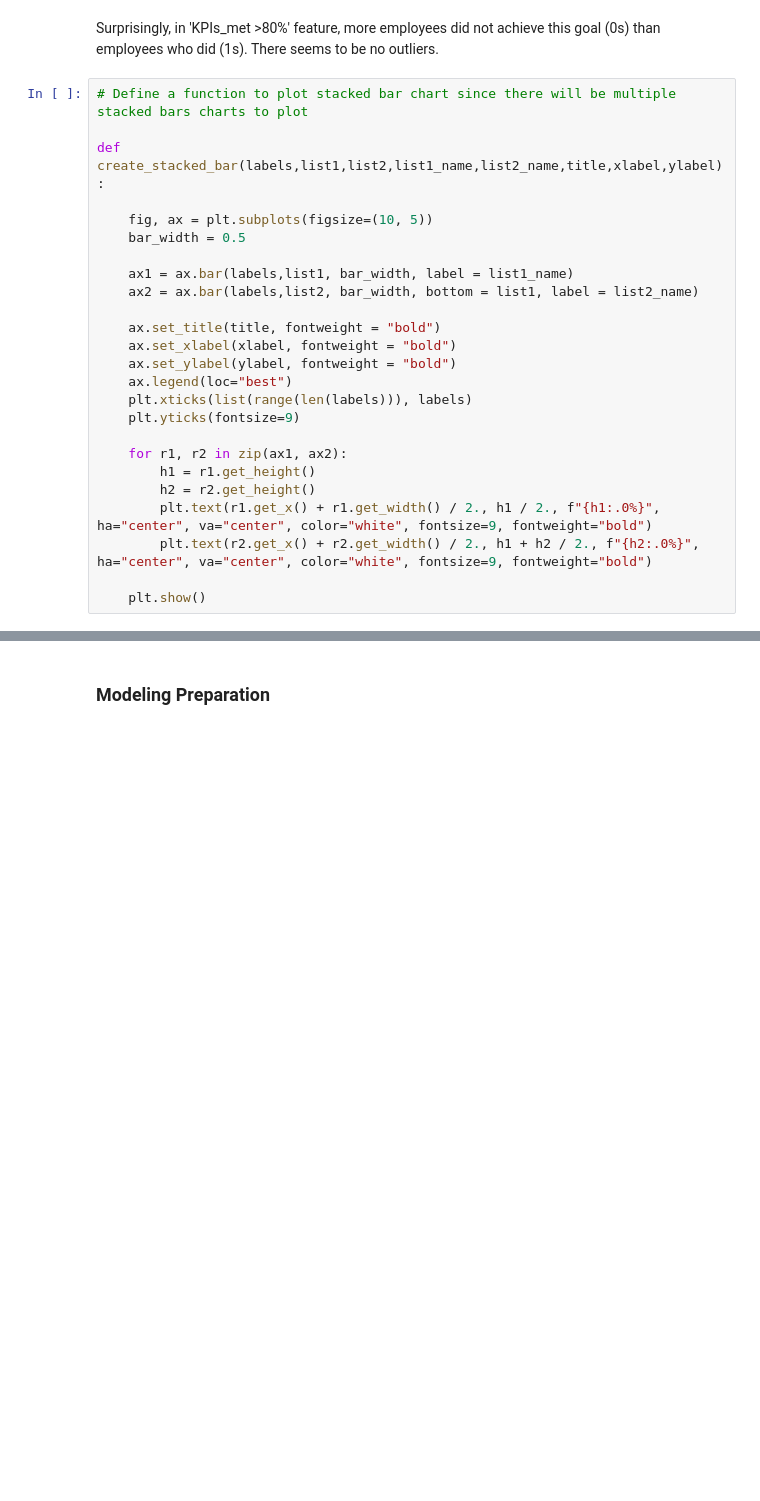
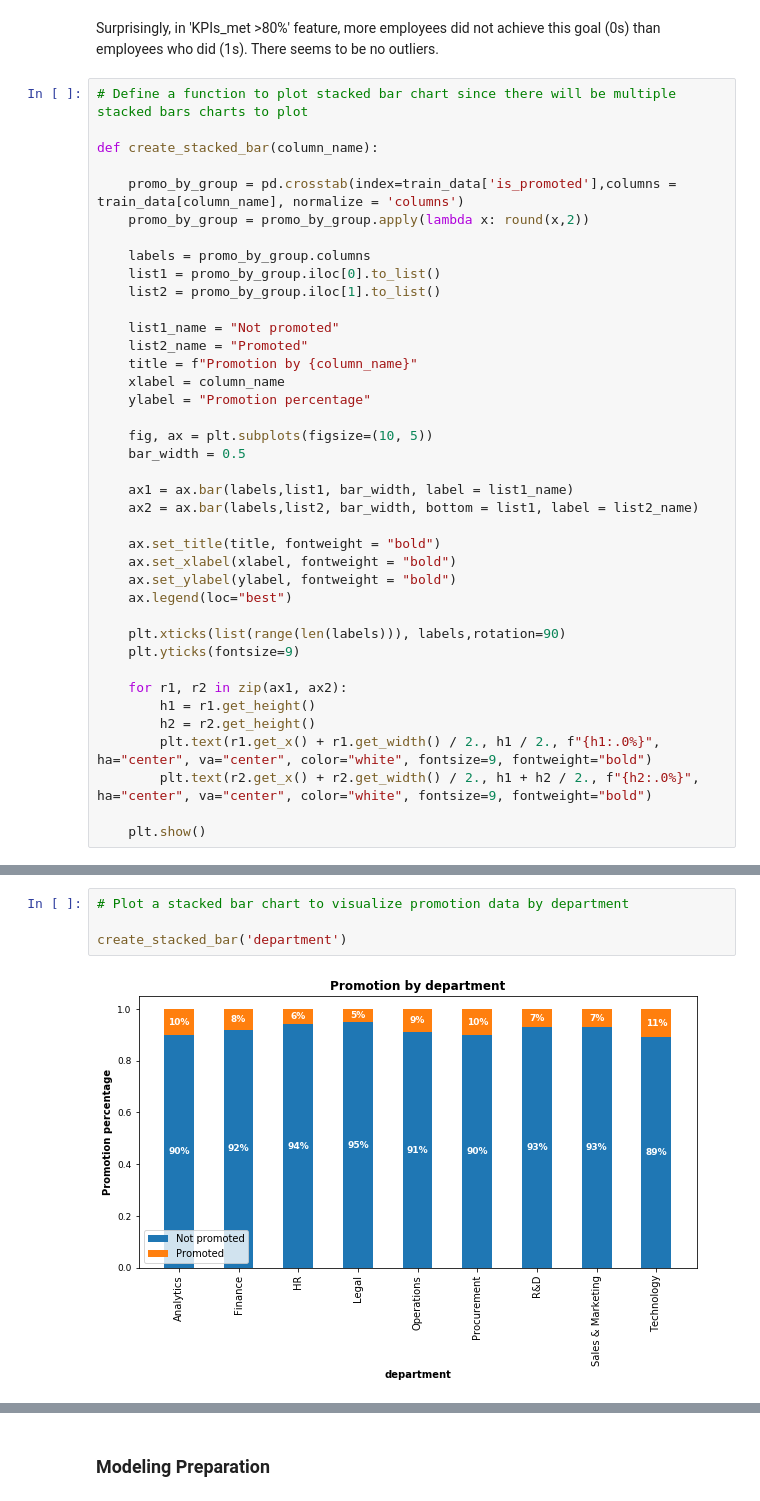
Before and after one commit to smartinternz02/SI-GuidedProject-90401-1658231457, a Jupyter notebook: HR_analytics_v1.ipynb, the cells around one changed output, grey strips where cells are left out. Drawn from its saved outputs; the diff is of its cells as text; blank space fills up the shorter version.

```diff
--- a/HR_analytics_v1.ipynb
+++ b/HR_analytics_v1.ipynb
@@ -168,7 +163,20 @@ Surprisingly, in 'KPIs_met >80%' feature, more employees did not achieve this go
 # %%
 # Define a function to plot stacked bar chart since there will be multiple stacked bars charts to plot
 
-def create_stacked_bar(labels,list1,list2,list1_name,list2_name,title,xlabel,ylabel):
+def create_stacked_bar(column_name):
+
+    promo_by_group = pd.crosstab(index=train_data['is_promoted'],columns = train_data[column_name], normalize = 'columns')
+    promo_by_group = promo_by_group.apply(lambda x: round(x,2))
+
+    labels = promo_by_group.columns
+    list1 = promo_by_group.iloc[0].to_list()
+    list2 = promo_by_group.iloc[1].to_list()
+
+    list1_name = "Not promoted"
+    list2_name = "Promoted"
+    title = f"Promotion by {column_name}"
+    xlabel = column_name
+    ylabel = "Promotion percentage"
 
     fig, ax = plt.subplots(figsize=(10, 5))
     bar_width = 0.5
@@ -180,7 +188,8 @@ def create_stacked_bar(labels,list1,list2,list1_name,list2_name,title,xlabel,yla
     ax.set_xlabel(xlabel, fontweight = "bold")
     ax.set_ylabel(ylabel, fontweight = "bold")
     ax.legend(loc="best")
-    plt.xticks(list(range(len(labels))), labels)
+
+    plt.xticks(list(range(len(labels))), labels,rotation=90)
     plt.yticks(fontsize=9)
 
     for r1, r2 in zip(ax1, ax2):
@@ -273,0 +202,6 @@ create_stacked_bar(labels,list1,list2,list1_name,list2_name,title,xlabel,ylabel)
+# %%
+# Plot a stacked bar chart to visualize promotion data by department
+
+create_stacked_bar('department')
+# %% [output]
+[figure, added]
```
Also changed, not shown: parts of 10 cells of this notebook.
